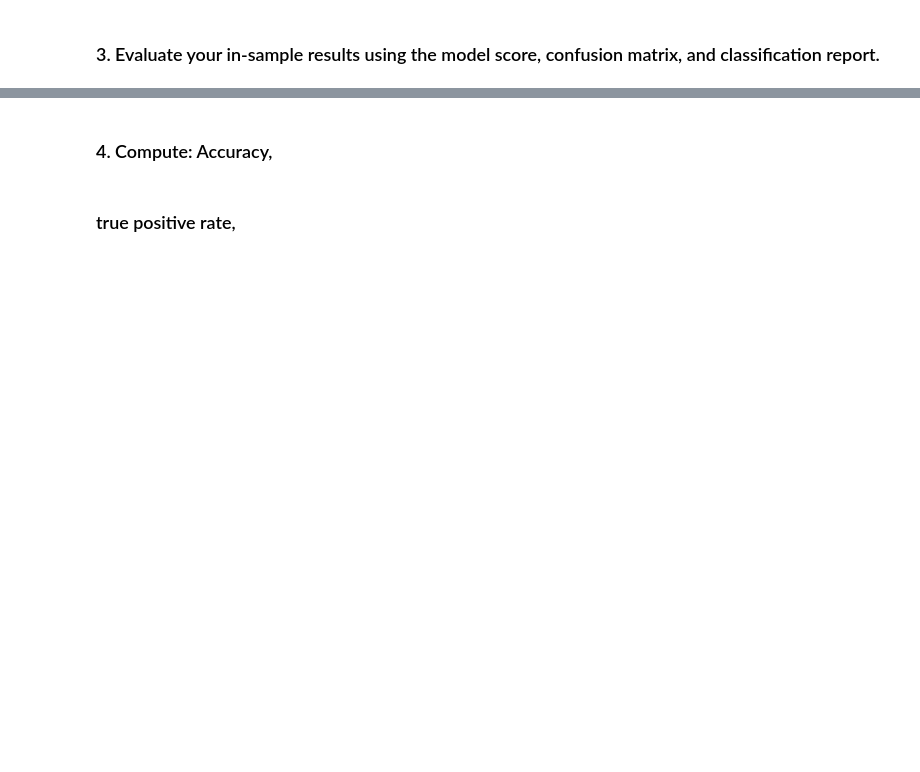
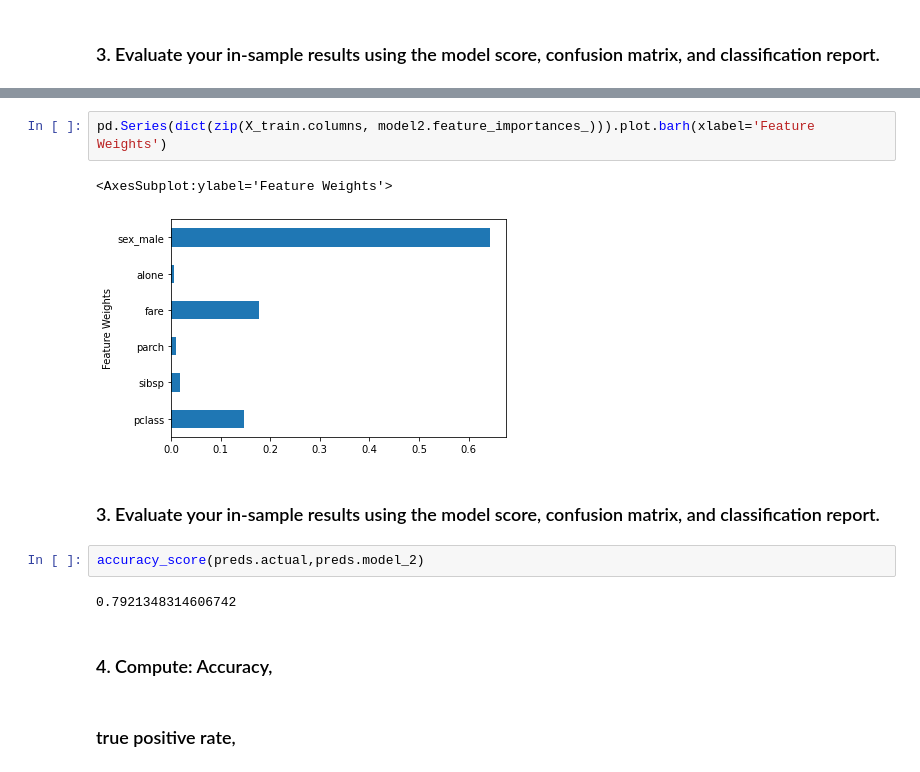
Before and after one commit to David-Howell/classification-exercises, a Jupyter notebook: model.ipynb, the cells around one changed output, grey strips where cells are left out. Cells and saved outputs as stored; diff of their text form; blank space fills up the shorter version.

```diff
--- a/model.ipynb
+++ b/model.ipynb
@@ -18,3 +373,14 @@ Using the `titanic` data, in your `classification-exercises` repository, create
+# %%
+pd.Series(dict(zip(X_train.columns, model2.feature_importances_))).plot.barh(xlabel='Feature Weights')
+# %% [output]
+<AxesSubplot:ylabel='Feature Weights'>
+[figure, added]
+# %% [markdown]
+### 3. Evaluate your in-sample results using the model score, confusion matrix, and classification report.
+# %%
+accuracy_score(preds.actual,preds.model_2)
+# %% [output]
+0.7921348314606742
 # %% [markdown]
 ### 4. Compute: Accuracy,
 # %% [markdown]
```
Also changed, not shown: parts of 78 cells of this notebook.
